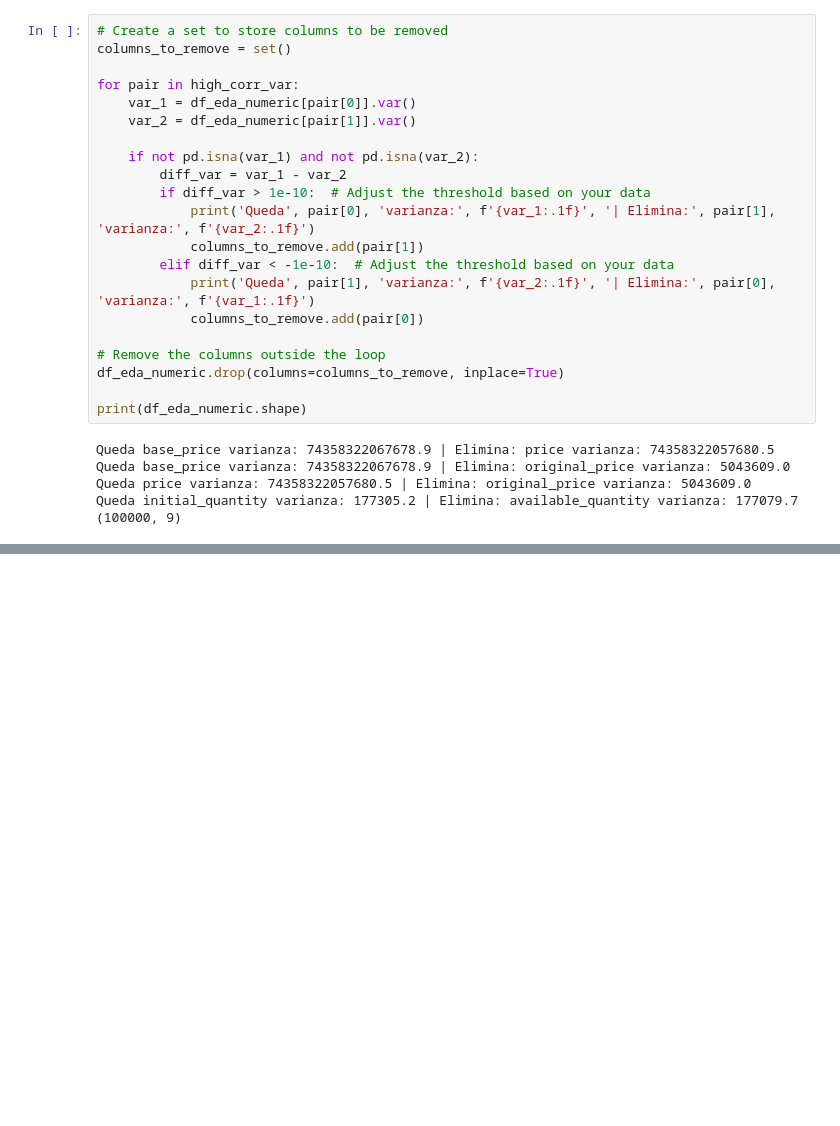
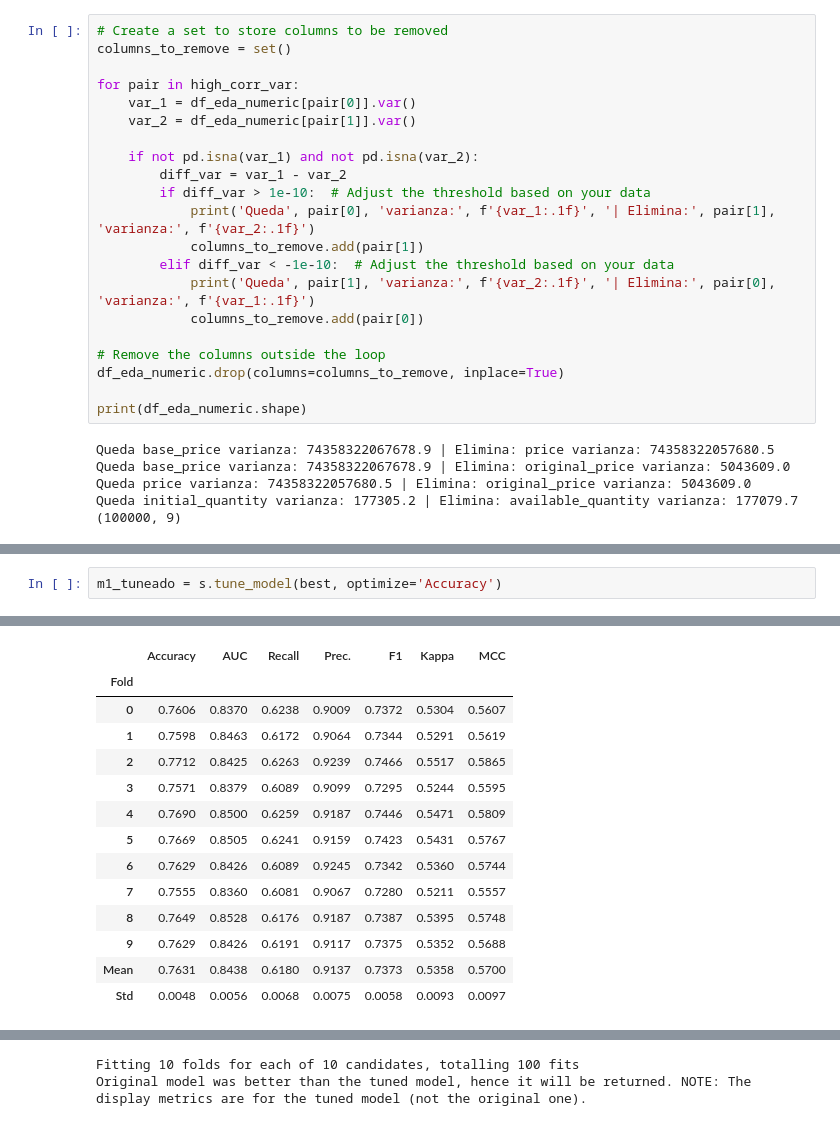
Before and after one commit to jmpaiba123/new_or_used_algorithm_MELI, a Jupyter notebook: jupyter_notebooks/02_training_model_ML.ipynb, the cells around one changed output, grey strips where cells are left out. Saved outputs shown, nothing was run; the diff lists cells and outputs as text; blank space fills up the shorter version.

```diff
--- a/jupyter_notebooks/02_training_model_ML.ipynb
+++ b/jupyter_notebooks/02_training_model_ML.ipynb
@@ -211,0 +365,3 @@ col_categoricas
+# %%
+m1_tuneado = s.tune_model(best, optimize='Accuracy')
+# %% [output]
@@ -211,0 +369,14 @@ col_categoricas
+|  | Accuracy | AUC | Recall | Prec. | F1 | Kappa | MCC |
+| Fold |  |  |  |  |  |  |  |
+| 0 | 0.7606 | 0.8370 | 0.6238 | 0.9009 | 0.7372 | 0.5304 | 0.5607 |
+| 1 | 0.7598 | 0.8463 | 0.6172 | 0.9064 | 0.7344 | 0.5291 | 0.5619 |
+| 2 | 0.7712 | 0.8425 | 0.6263 | 0.9239 | 0.7466 | 0.5517 | 0.5865 |
+| 3 | 0.7571 | 0.8379 | 0.6089 | 0.9099 | 0.7295 | 0.5244 | 0.5595 |
+| 4 | 0.7690 | 0.8500 | 0.6259 | 0.9187 | 0.7446 | 0.5471 | 0.5809 |
+| 5 | 0.7669 | 0.8505 | 0.6241 | 0.9159 | 0.7423 | 0.5431 | 0.5767 |
+| 6 | 0.7629 | 0.8426 | 0.6089 | 0.9245 | 0.7342 | 0.5360 | 0.5744 |
+| 7 | 0.7555 | 0.8360 | 0.6081 | 0.9067 | 0.7280 | 0.5211 | 0.5557 |
+| 8 | 0.7649 | 0.8528 | 0.6176 | 0.9187 | 0.7387 | 0.5395 | 0.5748 |
+| 9 | 0.7629 | 0.8426 | 0.6191 | 0.9117 | 0.7375 | 0.5352 | 0.5688 |
+| Mean | 0.7631 | 0.8438 | 0.6180 | 0.9137 | 0.7373 | 0.5358 | 0.5700 |
+| Std | 0.0048 | 0.0056 | 0.0068 | 0.0075 | 0.0058 | 0.0093 | 0.0097 |
@@ -211,0 +384,2 @@ col_categoricas
+Fitting 10 folds for each of 10 candidates, totalling 100 fits
+Original model was better than the tuned model, hence it will be returned. NOTE: The display metrics are for the tuned model (not the original one).
```
Also changed, not shown: parts of 35 cells of this notebook, 4 other files.
